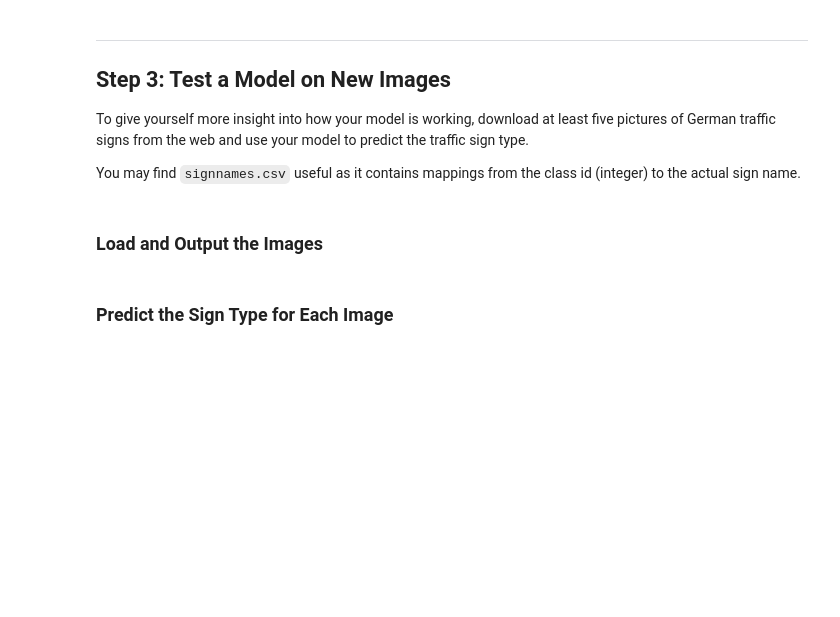
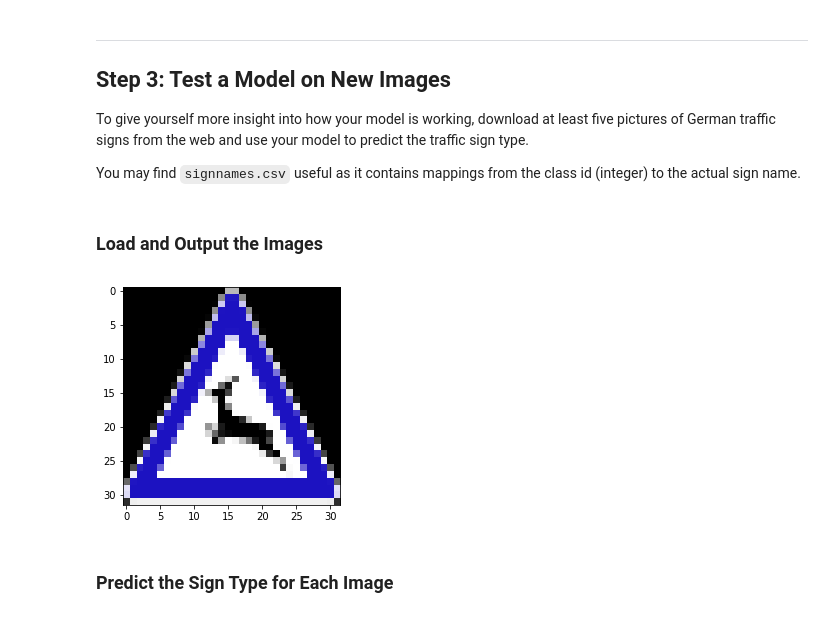
Before and after one commit to WatermelonCircle/CarND_traffic_sign_classifier, a Jupyter notebook: Traffic_Sign_Classifier.ipynb, the cells around one changed output. Cells and saved outputs as stored; diff of their text form; code cells hidden in the pictures; blank space fills up the shorter version.

```diff
--- a/Traffic_Sign_Classifier.ipynb
+++ b/Traffic_Sign_Classifier.ipynb
@@ -218,9 +295,18 @@ Use the code cell (or multiple code cells, if necessary) to implement the first
 ### Preprocess the data here. It is required to normalize the data. Other preprocessing steps could include
 ### converting to grayscale, etc.
 ### Feel free to use as many code cells as needed.
-X_train_norm=(X_train.astype(int)-128)/128
-X_valid_norm=(X_valid.astype(int)-128)/128
-X_test_norm=(X_valid.astype(int)-128)/128
+gray=0
+ch=3
+if gray==0:
+    X_train_norm=(X_train.astype(int)-128)/128
+    X_valid_norm=(X_valid.astype(int)-128)/128
+    X_test_norm=(X_valid.astype(int)-128)/128
+else:
+    ch=1
+    X_train_norm=(X_train_gray-128)/128
+    X_valid_norm=(X_valid_gray-128)/128
+    X_test_norm=(X_valid_gray-128)/128
+
 #print(X_train.shape,X_train_norm.shape)
 # %%
 from sklearn.utils import shuffle
@@ -282,7 +370,7 @@ def LeNet(x,weights):
     logits=tf.add(tf.matmul(fc2, weights['out']), biases['out'])
     return logits
 # %%
-x = tf.placeholder(tf.float32, (None, 32, 32, 3))
+x = tf.placeholder(tf.float32, (None, 32, 32, ch))
 y = tf.placeholder(tf.int32, (None))
 one_hot_y = tf.one_hot(y, 43)
 # %% [markdown]
@@ -299,13 +387,13 @@ sets imply underfitting. A high accuracy on the training set but low accuracy on
 # %% [markdown]
 ## train pipeline
 # %%
-rate = 0.001 # learning rate
-beta = 0.08  #regularization coefficient
+rate = 0.2 # learning rate
+beta = 0.001  #regularization coefficient
 
 mu = 0
 sigma = 0.1
 weights = {
-'wc1': tf.Variable(tf.truncated_normal([5, 5, 3, 6],mu,sigma)),
+'wc1': tf.Variable(tf.truncated_normal([5, 5, ch, 6],mu,sigma)),
 'wc2': tf.Variable(tf.truncated_normal([5, 5, 6, 16],mu,sigma)),
 'wd1': tf.Variable(tf.truncated_normal([400, 120],mu,sigma)),
 'wd2': tf.Variable(tf.truncated_normal([120, 84],mu,sigma)),
@@ -316,11 +404,12 @@ weights = {
 
 logits = LeNet(x,weights)
 cross_entropy = tf.nn.softmax_cross_entropy_with_logits(labels=one_hot_y, logits=logits)
-regularizer = beta*(tf.nn.l2_loss(weights['wc1'])+tf.nn.l2_loss(weights['wc2'])
+regularizer = (tf.nn.l2_loss(weights['wc1'])+tf.nn.l2_loss(weights['wc2'])
               +tf.nn.l2_loss(weights['wd1']) +tf.nn.l2_loss(weights['wd2']) +tf.nn.l2_loss(weights['out']))
 
 loss_operation = tf.reduce_mean(cross_entropy+beta * regularizer)
-optimizer = tf.train.AdamOptimizer(learning_rate = rate)
+#optimizer = tf.train.AdamOptimizer(learning_rate = rate)
+optimizer = tf.train.AdagradOptimizer(learning_rate = rate)
 training_operation = optimizer.minimize(loss_operation)
 # %% [markdown]
 ## Model Validation
@@ -341,8 +430,8 @@ def evaluate(X_data, y_data):
 # %% [markdown]
 ## Train the model
 # %%
-EPOCHS = 20
-BATCH_SIZE = 128
+EPOCHS = 40
+BATCH_SIZE = 64
 # %%
 with tf.Session() as sess:
     sess.run(tf.global_variables_initializer())
@@ -399,0 +487,13 @@ You may find `signnames.csv` useful as it contains mappings from the class id (i
+# %%
+### Load the images and plot them here.
+### Feel free to use as many code cells as needed.
+import glob
+
+test_images = [cv2.imread(file) for file in glob.glob("OnlineImages/*.png")]
+## resize the image
+test_imgs=np.zeros((len(test_images),32,32,3), dtype=np.uint8)
+for i in range(len(test_images)):
+    test_imgs[i]=cv2.resize(test_images[i], (32,32),cv2.INTER_AREA)
+    plt.imshow(test_imgs[0])
+# %% [output]
+[figure, added]
```
Also changed, not shown: parts of 31 cells of this notebook.
